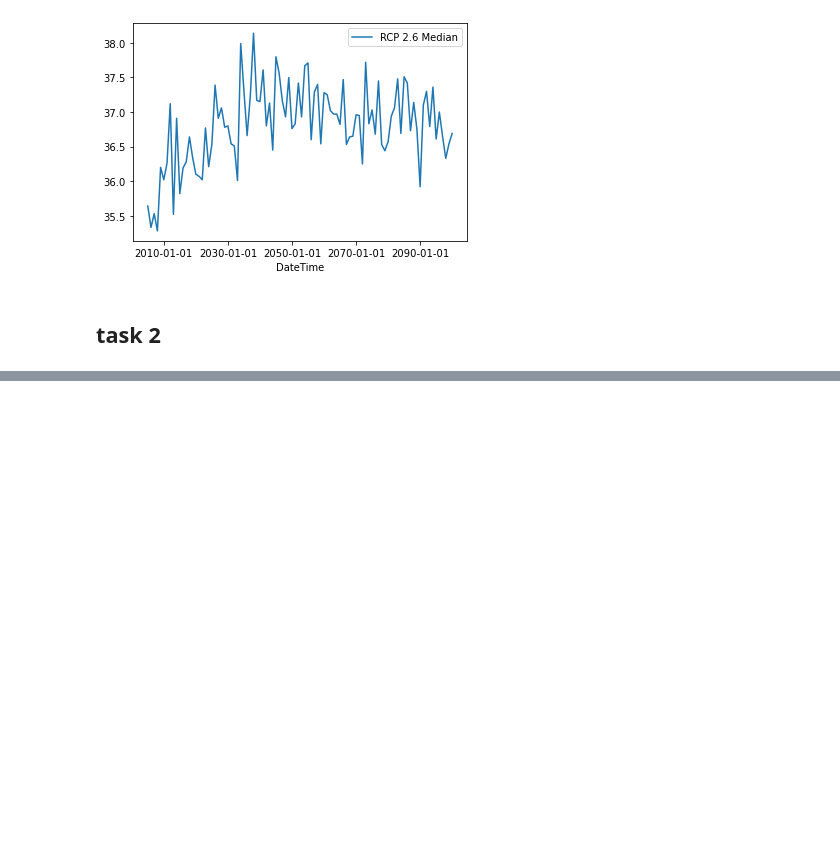
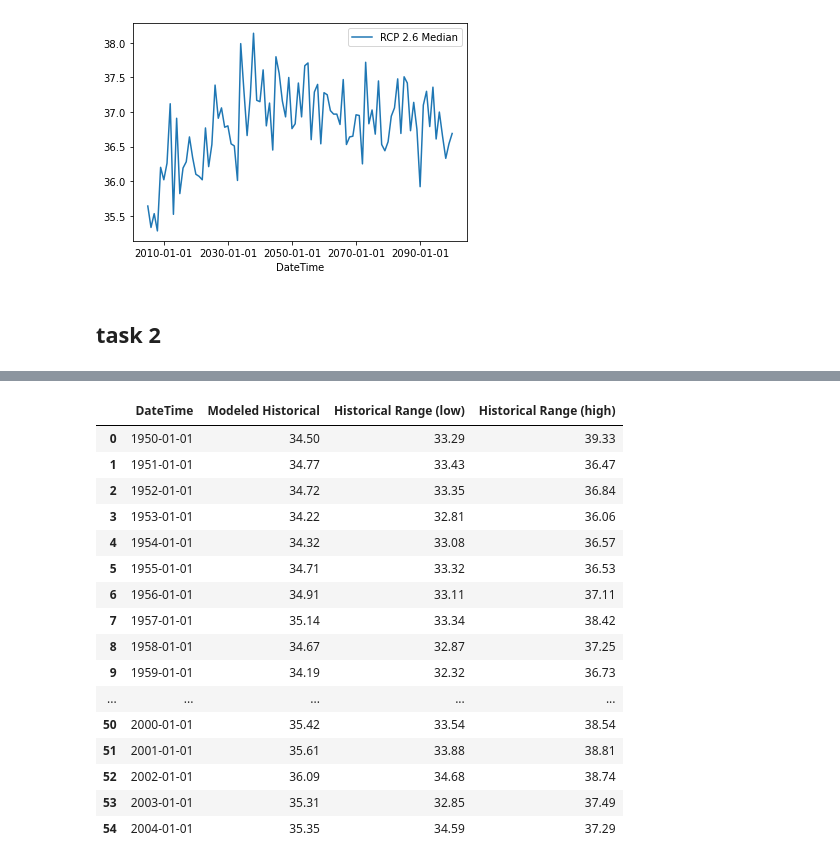
Before and after one commit to data301-2021-winter1/project-group70-project, a Jupyter notebook: notebooks/analysis3.ipynb, the cells around one changed output, grey strips where cells are left out. Saved outputs shown, nothing was run; the diff lists cells and outputs as text; code cells hidden in the pictures; blank space fills up the shorter version.

Commit message:
notebook3 cleaned data

```diff
--- a/notebooks/analysis3.ipynb
+++ b/notebooks/analysis3.ipynb
@@ -113,0 +90,8 @@ NameError: name 'clean_htday_pro' is not defined
+# %%
+import pandas as pd
+hottestday = pd.read_csv ('../data/raw/Hottest_Day.csv')
+hotday_proj = hottestday[56:151]
+hotday_hist = hottestday[0:55]
+
+hotday_proj_clean=hotday_proj.dropna(axis='columns',how='all')
+hotday_hist_clean=hotday_hist.dropna(axis='columns',how='all')
@@ -113,0 +114,20 @@ NameError: name 'clean_htday_pro' is not defined
+# %%
+hotday_hist_clean
+# %% [output]
+|  | DateTime | Modeled Historical | Historical Range (low) | Historical Range (high) |
+| 0 | 1950-01-01 | 34.50 | 33.29 | 39.33 |
+| 1 | 1951-01-01 | 34.77 | 33.43 | 36.47 |
+| 2 | 1952-01-01 | 34.72 | 33.35 | 36.84 |
+| 3 | 1953-01-01 | 34.22 | 32.81 | 36.06 |
+| 4 | 1954-01-01 | 34.32 | 33.08 | 36.57 |
+| 5 | 1955-01-01 | 34.71 | 33.32 | 36.53 |
+| 6 | 1956-01-01 | 34.91 | 33.11 | 37.11 |
+| 7 | 1957-01-01 | 35.14 | 33.34 | 38.42 |
+| 8 | 1958-01-01 | 34.67 | 32.87 | 37.25 |
+| 9 | 1959-01-01 | 34.19 | 32.32 | 36.73 |
+| ... | ... | ... | ... | ... |
+| 50 | 2000-01-01 | 35.42 | 33.54 | 38.54 |
+| 51 | 2001-01-01 | 35.61 | 33.88 | 38.81 |
+| 52 | 2002-01-01 | 36.09 | 34.68 | 38.74 |
+| 53 | 2003-01-01 | 35.31 | 32.85 | 37.49 |
+| 54 | 2004-01-01 | 35.35 | 34.59 | 37.29 |
```
Also changed, not shown: parts of 7 cells of this notebook, 1 other file.
